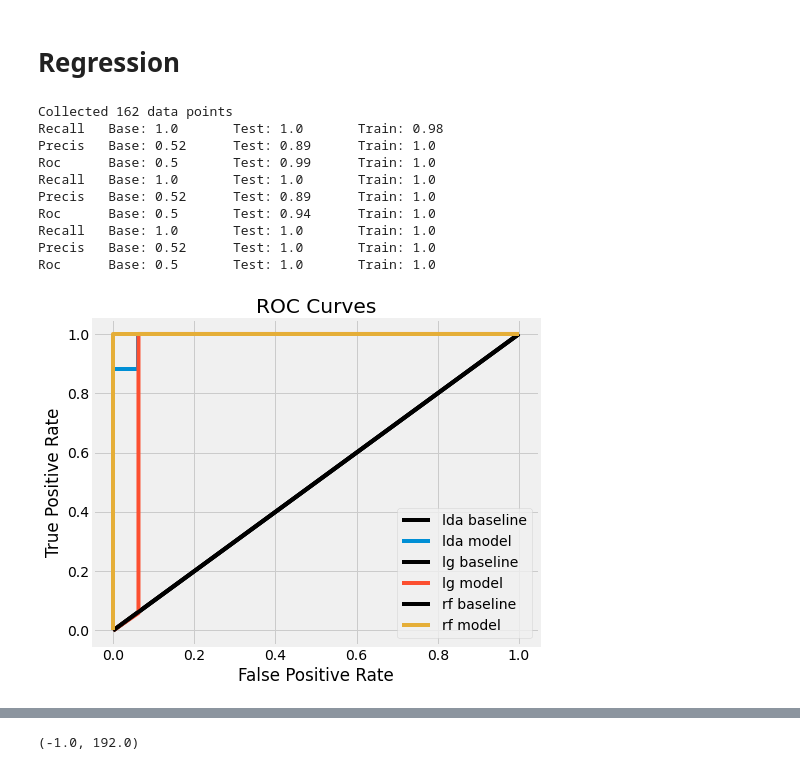
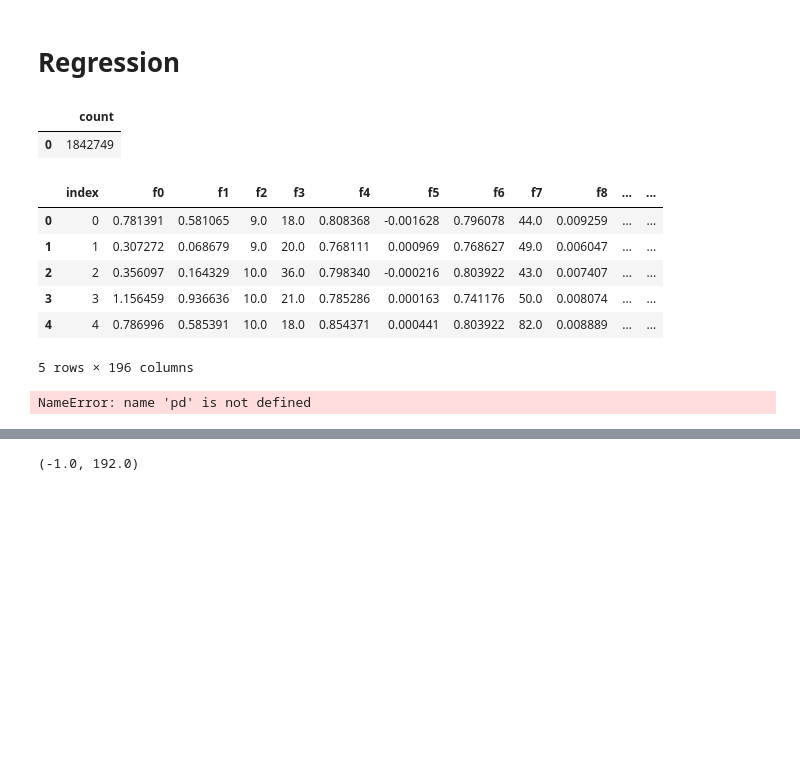
Before and after one commit to ylin00/seizurecast, a Jupyter notebook: notebooks/Model-selection.ipynb, the cells around one changed output, grey strips where cells are left out. Saved outputs shown, nothing was run; the diff lists cells and outputs as text; code cells hidden in the pictures; blank space fills up the shorter version.

```diff
--- a/notebooks/Model-selection.ipynb
+++ b/notebooks/Model-selection.ipynb
@@ -190,23 +210,48 @@ Roc      Base: 0.5       Test: 0.81      Train: 1.0
 import sys
 sys.path.append('..')
 from seizurecast.models.pipeline_sql import Pipeline_sql, Config
-# %%
-conf = Config()
-conf.len_pos = 180
-conf.len_pre = 180
-conf.sec_gap = 180
-psql = Pipeline_sql(conf = conf)
-psql.pipe()
-psql.results.plot_roc_curve()
-# %% [output]
-Collected 162 data points
-Recall   Base: 1.0       Test: 1.0       Train: 0.98
-Precis   Base: 0.52      Test: 0.89      Train: 1.0
-Roc      Base: 0.5       Test: 0.99      Train: 1.0
-Recall   Base: 1.0       Test: 1.0       Train: 1.0
-Precis   Base: 0.52      Test: 0.89      Train: 1.0
-Roc      Base: 0.5       Test: 0.94      Train: 1.0
-Recall   Base: 1.0       Test: 1.0       Train: 1.0
-Precis   Base: 0.52      Test: 1.0       Train: 1.0
-Roc      Base: 0.5       Test: 1.0       Train: 1.0
-[figure, removed]
+# %%
+from seizurecast.features.to_sql import SQLengine
+import pandas as pd
+pd.read_sql("""select count(*) from features;""", SQLengine)
+# %% [output]
+|  | count |
+| 0 | 1842749 |
+# %%
+df = pd.read_sql("select * from features limit 1000;", SQLengine)
+df.head()
+# %% [output]
+|  | index | f0 | f1 | f2 | f3 | f4 | f5 | f6 | f7 | f8 | ... | ... |
+| 0 | 0 | 0.781391 | 0.581065 | 9.0 | 18.0 | 0.808368 | -0.001628 | 0.796078 | 44.0 | 0.009259 | ... | ... |
+| 1 | 1 | 0.307272 | 0.068679 | 9.0 | 20.0 | 0.768111 | 0.000969 | 0.768627 | 49.0 | 0.006047 | ... | ... |
+| 2 | 2 | 0.356097 | 0.164329 | 10.0 | 36.0 | 0.798340 | -0.000216 | 0.803922 | 43.0 | 0.007407 | ... | ... |
+| 3 | 3 | 1.156459 | 0.936636 | 10.0 | 21.0 | 0.785286 | 0.000163 | 0.741176 | 50.0 | 0.008074 | ... | ... |
+| 4 | 4 | 0.786996 | 0.585391 | 10.0 | 18.0 | 0.854371 | 0.000441 | 0.803922 | 82.0 | 0.008889 | ... | ... |
+5 rows × 196 columns
+# %%
+m, n = 100, 1842749
+pd.read_sql(f"""
+create table RandomKeys (RandomKey int);
+create table RandomKeysAttempt (RandomKey int);
+-- generate m random keys between 1 and n;
+for i in 1..{m} loop
+  insert RandomKeysAttempt select rand()*{n} + 1
+end loop;""", SQLengine)
+"""
+-- eliminate duplicates
+insert RandomKeys select distinct RandomKey from RandomKeysAttempt;
+
+-- as long as we don't have enough, keep generating new keys,
+-- with luck (and m much less than n), this won't be necessary
+while count(RandomKeys) < {m}
+  NextAttempt = rand()*{n} + 1;
+  if not exists (select * from RandomKeys where RandomKey = NextAttempt)
+    insert RandomKeys select NextAttempt;
+
+-- get our random rows
+select *
+from RandomKeys r
+join table t ON r.RandomKey = t.UniqueKey;
+"""
+# %% [output]
+NameError: name 'pd' is not defined
```
Also changed, not shown: parts of 4 cells of this notebook, 3 other files.
